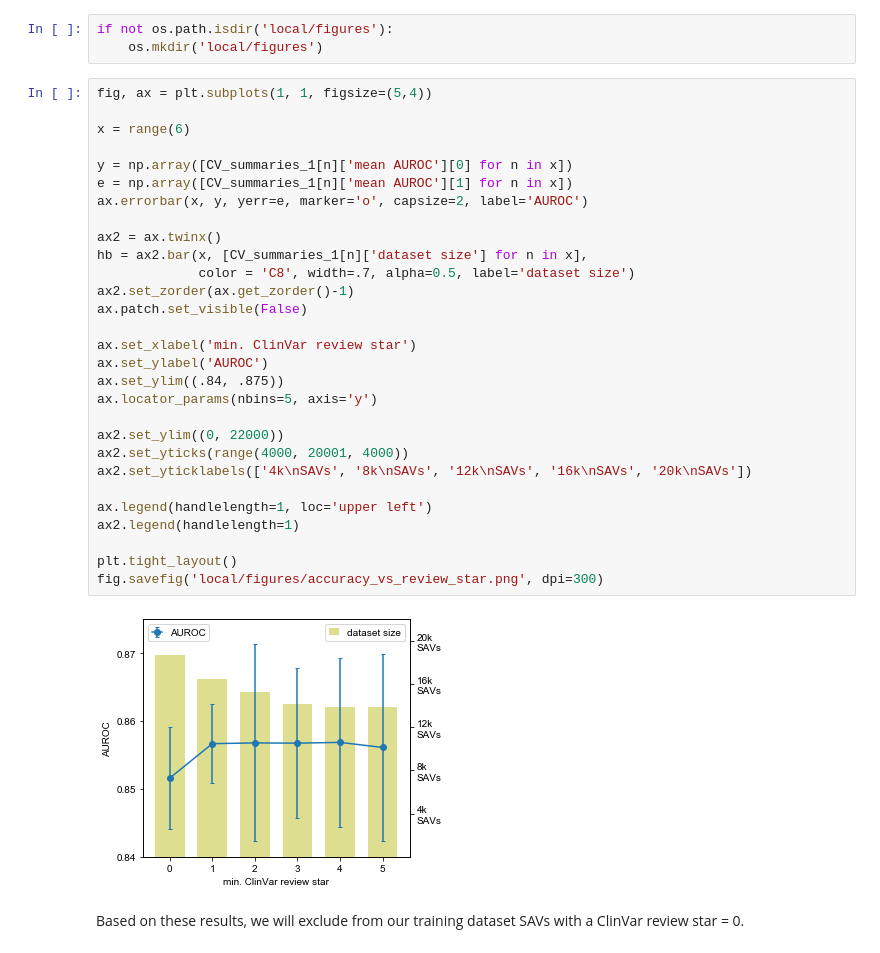
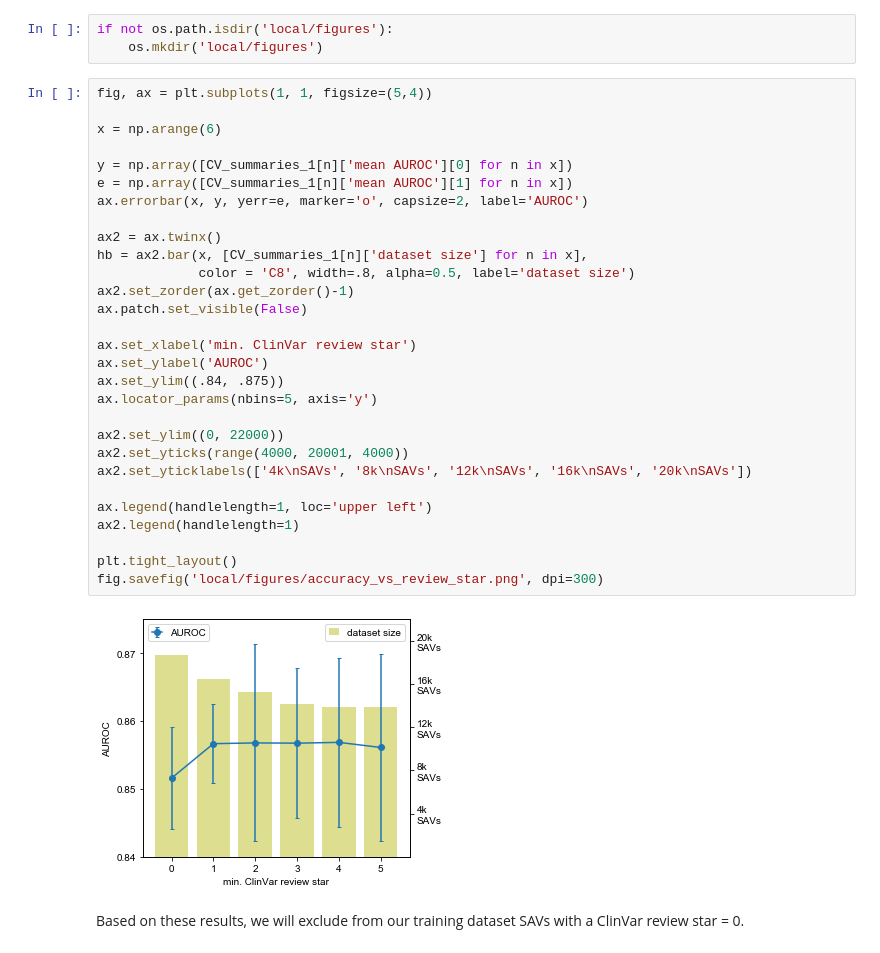
Before and after one commit to prody/rhapsody-tutorials, a Jupyter notebook: tutorials/2-Random_Forest_training/0-RF_optimization.ipynb, the cells around one changed output. Saved outputs shown, nothing was run; the diff lists cells and outputs as text.

```diff
--- a/tutorials/2-Random_Forest_training/0-RF_optimization.ipynb
+++ b/tutorials/2-Random_Forest_training/0-RF_optimization.ipynb
@@ -181,34 +181,34 @@ if not os.path.isdir('local/figures'):
 # %%
 fig, ax = plt.subplots(1, 1, figsize=(5,4))
 
-x = range(6)
+x = np.arange(6)
 
 y = np.array([CV_summaries_1[n]['mean AUROC'][0] for n in x])
 e = np.array([CV_summaries_1[n]['mean AUROC'][1] for n in x])
 ax.errorbar(x, y, yerr=e, marker='o', capsize=2, label='AUROC')
 
 ax2 = ax.twinx()
 hb = ax2.bar(x, [CV_summaries_1[n]['dataset size'] for n in x],
-             color = 'C8', width=.7, alpha=0.5, label='dataset size')
+             color = 'C8', width=.8, alpha=0.5, label='dataset size')
 ax2.set_zorder(ax.get_zorder()-1)
 ax.patch.set_visible(False)
 
 ax.set_xlabel('min. ClinVar review star')
 ax.set_ylabel('AUROC')
 ax.set_ylim((.84, .875))
 ax.locator_params(nbins=5, axis='y')
 
 ax2.set_ylim((0, 22000))
 ax2.set_yticks(range(4000, 20001, 4000))
 ax2.set_yticklabels(['4k\nSAVs', '8k\nSAVs', '12k\nSAVs', '16k\nSAVs', '20k\nSAVs'])
 
 ax.legend(handlelength=1, loc='upper left')
 ax2.legend(handlelength=1)
 
 plt.tight_layout()
 fig.savefig('local/figures/accuracy_vs_review_star.png', dpi=300)
 # %% [output]
-[figure, old version]
+[figure, new version]
 # %% [markdown]
 Based on these results, we will exclude from our training dataset SAVs with a ClinVar review star = 0.
 # %%
```
Also changed, not shown: parts of 1 cell of this notebook, 1 other file.
